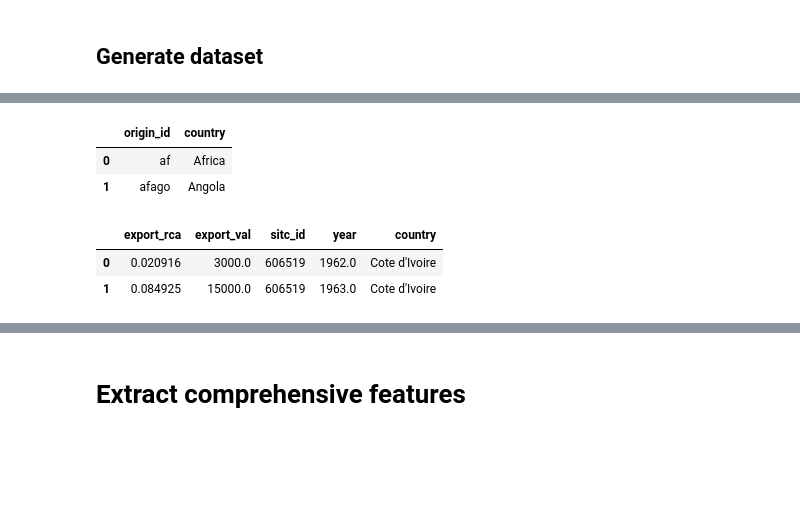
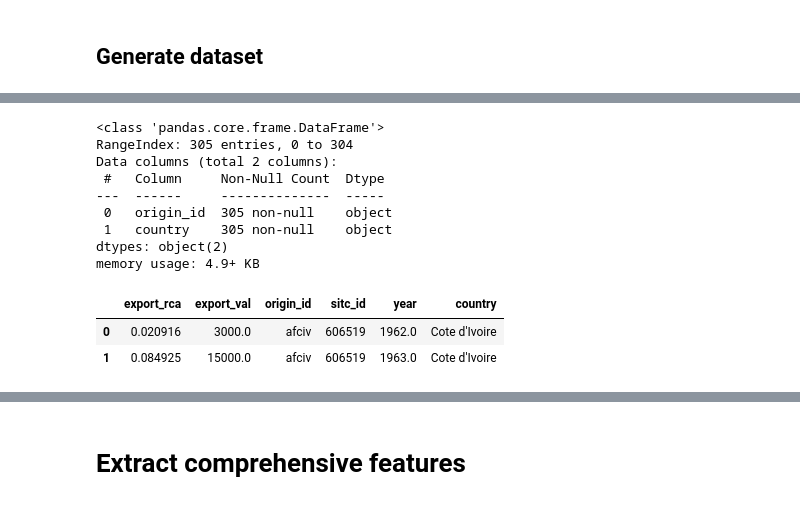
Before and after one commit to GarethWilhelm/TS-Feature-Clustering, a Jupyter notebook: data_prep.ipynb, the cells around one changed output, grey strips where cells are left out. Drawn from its saved outputs; the diff is of its cells as text; code cells hidden in the pictures; blank space fills up the shorter version.

```diff
--- a/data_prep.ipynb
+++ b/data_prep.ipynb
@@ -177,7 +157,7 @@ from datetime import datetime
 PATH = '/content/drive/My Drive/Stellenbosch/Webster'
 include_list = ['year','origin_id','sitc_id','export_val','export_rca']
 def create_df(path):
-  trade_data = [i for i in os.listdir(path) if i.endswith('.csv') and 'sitc' in i]
+  trade_data = [i for i in os.listdir(path) if i.startswith('sitc') and '.csv' in i]
   trade_history = []
   for file in trade_data:
     file_name = pd.read_csv(file,usecols=include_list,parse_dates=['year'])#, index_col=['year'])
@@ -187,20 +169,25 @@ def create_df(path):
 # %%
-trade_df = create_df(PATH)
 country_list = pd.read_csv('list_countries.csv',usecols=['id','name'],
                         na_values='',na_filter=True)
 country_list.rename(columns=lambda x: x.replace('name','country'), inplace=True)
 country_list.rename(columns=lambda x: x.replace('id','origin_id'), inplace=True)
-country_list.head(2)
+country_list.info()
 # %% [output]
-|  | origin_id | country |
-| 0 | af | Africa |
-| 1 | afago | Angola |
+<class 'pandas.core.frame.DataFrame'>
+RangeIndex: 305 entries, 0 to 304
+Data columns (total 2 columns):
+ #   Column     Non-Null Count  Dtype
+---  ------     --------------  -----
+ 0   origin_id  305 non-null    object
+ 1   country    305 non-null    object
+dtypes: object(2)
+memory usage: 4.9+ KB
 # %%
 trade_dframe = trade_df.merge(country_list, on=['origin_id'],how='inner')
 trade_dframe['sitc_id'].astype('category')
-trade_dframe.drop(['origin_id'],axis=1,inplace=True)
+trade_dframe.fillna(0,inplace=True)
 trade_dframe.head(2)
 # %% [output]
-|  | export_rca | export_val | sitc_id | year | country |
-| 0 | 0.020916 | 3000.0 | 606519 | 1962.0 | Cote d'Ivoire |
-| 1 | 0.084925 | 15000.0 | 606519 | 1963.0 | Cote d'Ivoire |
+|  | export_rca | export_val | origin_id | sitc_id | year | country |
+| 0 | 0.020916 | 3000.0 | afciv | 606519 | 1962.0 | Cote d'Ivoire |
+| 1 | 0.084925 | 15000.0 | afciv | 606519 | 1963.0 | Cote d'Ivoire |
```
Also changed, not shown: parts of 25 cells of this notebook.
